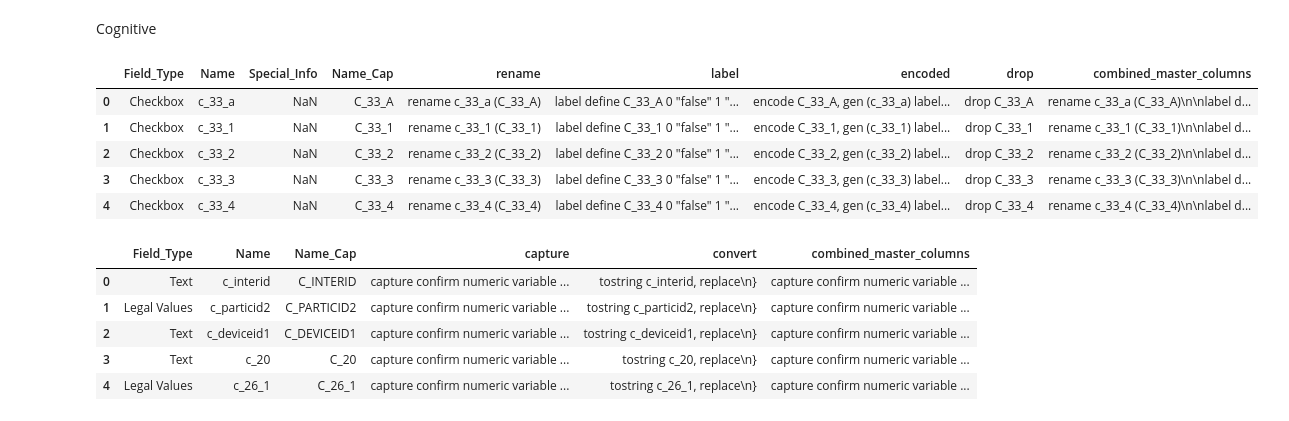
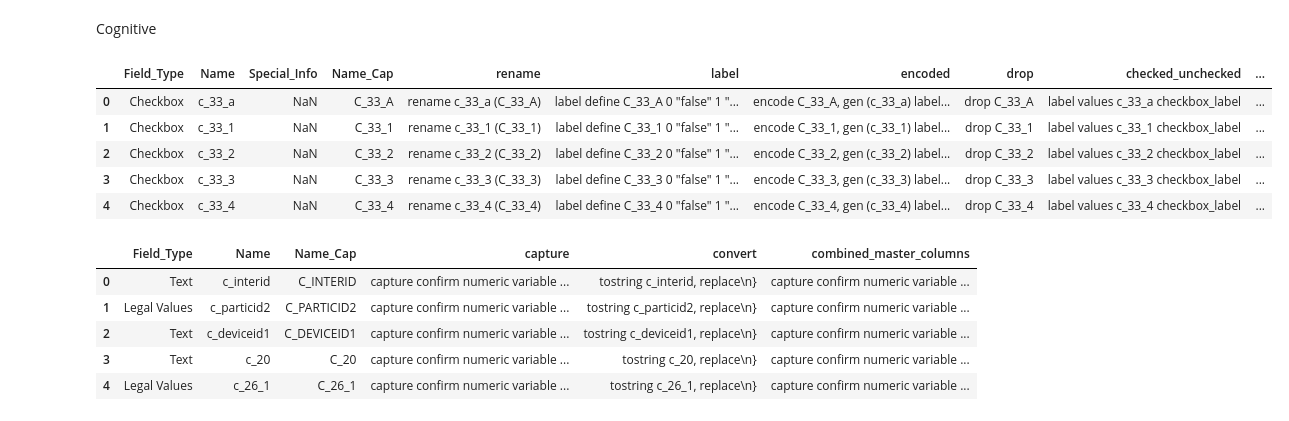
Before and after one commit to chrissoria/CADAS, a Jupyter notebook: Recode_Files/Cleaning_Stata_Variables.ipynb, the cells around one changed output. Drawn from its saved outputs; the diff is of its cells as text; code cells hidden in the pictures.

```diff
--- a/Recode_Files/Cleaning_Stata_Variables.ipynb
+++ b/Recode_Files/Cleaning_Stata_Variables.ipynb
@@ -78,8 +78,9 @@ with open(Socio_file, 'w') as f:
     for code_line in Socio['combined_master_columns']:
         f.write(f"{code_line}\n\n")
 
+#dealing with checkboxes
 Socio = (
-    pd.read_excel("CADAS_DD_V3.xlsx", engine='openpyxl', sheet_name="Sociodemographic")  # replace with your file path
+    pd.read_excel("CADAS_DD_V4.xlsx", engine='openpyxl', sheet_name="Sociodemographic")  # replace with your file path
     .loc[lambda df: (df['Field_Type'] == 'Checkbox') | (df['Field_Type'] == 'Checkbox'), ['Field_Type', 'Name', 'Special_Info']]
     .reset_index(drop=True)
 )
@@ -91,12 +92,23 @@ Socio["rename"] = Socio.apply(lambda row: f'rename {row["Name"]} ({row["Name_Cap
 Socio["label"] = Socio.apply(lambda row: f'label define {row["Name_Cap"]} 0 "false" 1 "true"', axis=1)
 Socio["encoded"] = Socio.apply(lambda row: f'encode {row["Name_Cap"]}, gen ({row["Name"]}) label ({row["Name_Cap"]})', axis=1)
 Socio["drop"] = Socio.apply(lambda row: f'drop {row["Name_Cap"]}', axis=1)
+Socio["checked_unchecked"] = Socio.apply(lambda row: f'label values {row["Name"]} checkbox_label', axis=1)
 Socio['combined_master_columns'] = Socio.apply(lambda row: f'{row["rename"]}\n\n{row["label"]}\n\n{row["encoded"]}\n\n{row["drop"]}', axis=1)
 
 Socio_file = 'Recode_Files/Socio_code_checks.txt'
 with open(Socio_file, 'w') as f:
+    # Write each code line from the "combined_master_columns" column
     for code_line in Socio['combined_master_columns']:
         f.write(f"{code_line}\n\n")
 
+Socio_file = 'Recode_Files/Socio_code_checks_renamed.txt'
+with open(Socio_file, 'w') as f:
+    # Write the additional text at the top of the file
+    f.write('label define checkbox_label 0 "unchecked" 1 "checked", replace\n\n')
+
+    # Write each code line from the "combined_master_columns" column
+    for code_line in Socio['checked_unchecked']:
+        f.write(f"{code_line}\n\n")
+
 Socio.head()
 # %% [output]
@@ -259,6 +271,7 @@ Phys["rename"] = Phys.apply(lambda row: f'rename {row["Name"]} ({row["Name_Cap"]
 Phys["label"] = Phys.apply(lambda row: f'label define {row["Name_Cap"]} 0 "False" 1 "True"', axis=1)
 Phys["encoded"] = Phys.apply(lambda row: f'encode {row["Name_Cap"]}, gen ({row["Name"]}) label ({row["Name_Cap"]})', axis=1)
 Phys["drop"] = Phys.apply(lambda row: f'drop {row["Name_Cap"]}', axis=1)
+Phys["checked_unchecked"] = Phys.apply(lambda row: f'label values {row["Name"]} checkbox_label', axis=1)
 Phys['combined_master_columns'] = Phys.apply(lambda row: f'{row["rename"]}\n\n{row["label"]}\n\n{row["encoded"]}\n\n{row["drop"]}', axis=1)
 
 Phys_file = 'Recode_Files/Phys_code_checks.txt'
@@ -266,5 +279,14 @@ with open(Phys_file, 'w') as f:
     for code_line in Phys['combined_master_columns']:
         f.write(f"{code_line}\n\n")
 
+Phys_file = 'Recode_Files/Phys_code_checks_renamed.txt'
+with open(Phys_file, 'w') as f:
+    # Write the additional text at the top of the file
+    f.write('label define checkbox_label 0 "unchecked" 1 "checked", replace\n\n')
+
+    # Write each code line from the "combined_master_columns" column
+    for code_line in Phys['checked_unchecked']:
+        f.write(f"{code_line}\n\n")
+
 Phys.head()
 # %% [output]
@@ -405,39 +421,48 @@ Cog["rename"] = Cog.apply(lambda row: f'rename {row["Name"]} ({row["Name_Cap"]})
 Cog['combined_master_columns'] = Cog.apply(lambda row: f'{row["rename"]}\n\n{row["capture"]}\n{row["convert"]}\n\n{row["new_combined_column"]}\n\n{row["encode_column"]}', axis=1)
 
 Cog_file = 'Recode_Files/Cog_code.txt'
 with open(Cog_file, 'w') as f:
     for code_line in Cog['combined_master_columns']:
         f.write(f"{code_line}\n\n")
 
 Cog = (
     pd.read_excel("CADAS_DD_V4.xlsx", engine='openpyxl', sheet_name="Cognitive")  # replace with your file path
     .loc[lambda df: (df['Field_Type'] == 'Checkbox') | (df['Field_Type'] == 'Checkbox'), ['Field_Type', 'Name', 'Special_Info']]
     .reset_index(drop=True)
 )
 
 Cog['Name_Cap'] = Cog['Name']
 Cog['Name'] = Cog['Name'].str.lower()
 
 Cog["rename"] = Cog.apply(lambda row: f'rename {row["Name"]} ({row["Name_Cap"]})', axis=1)
 Cog["label"] = Cog.apply(lambda row: f'label define {row["Name_Cap"]} 0 "false" 1 "true"', axis=1)
 Cog["encoded"] = Cog.apply(lambda row: f'encode {row["Name_Cap"]}, gen ({row["Name"]}) label ({row["Name_Cap"]})', axis=1)
 Cog["drop"] = Cog.apply(lambda row: f'drop {row["Name_Cap"]}', axis=1)
+Cog["checked_unchecked"] = Cog.apply(lambda row: f'label values {row["Name"]} checkbox_label', axis=1)
 Cog['combined_master_columns'] = Cog.apply(lambda row: f'{row["rename"]}\n\n{row["label"]}\n\n{row["encoded"]}\n\n{row["drop"]}', axis=1)
 
 Cog_file = 'Recode_Files/Cog_code_checks.txt'
 with open(Cog_file, 'w') as f:
     for code_line in Cog['combined_master_columns']:
         f.write(f"{code_line}\n\n")
 
+Cog_file = 'Recode_Files/Cog_code_checks_renamed.txt'
+with open(Cog_file, 'w') as f:
+    # Write the additional text at the top of the file
+    f.write('label define checkbox_label 0 "unchecked" 1 "checked", replace\n\n')
+
+    # Write each code line from the "combined_master_columns" column
+    for code_line in Cog['checked_unchecked']:
+        f.write(f"{code_line}\n\n")
 
 Cog.head()
 # %% [output]
-|  | Field_Type | Name | Special_Info | Name_Cap | rename | label | encoded | drop | combined_master_columns |
-| 0 | Checkbox | c_33_a | NaN | C_33_A | rename c_33_a (C_33_A) | label define C_33_A 0 "false" 1 "... | encode C_33_A, gen (c_33_a) label... | drop C_33_A | rename c_33_a (C_33_A)\n\nlabel d... |
-| 1 | Checkbox | c_33_1 | NaN | C_33_1 | rename c_33_1 (C_33_1) | label define C_33_1 0 "false" 1 "... | encode C_33_1, gen (c_33_1) label... | drop C_33_1 | rename c_33_1 (C_33_1)\n\nlabel d... |
-| 2 | Checkbox | c_33_2 | NaN | C_33_2 | rename c_33_2 (C_33_2) | label define C_33_2 0 "false" 1 "... | encode C_33_2, gen (c_33_2) label... | drop C_33_2 | rename c_33_2 (C_33_2)\n\nlabel d... |
-| 3 | Checkbox | c_33_3 | NaN | C_33_3 | rename c_33_3 (C_33_3) | label define C_33_3 0 "false" 1 "... | encode C_33_3, gen (c_33_3) label... | drop C_33_3 | rename c_33_3 (C_33_3)\n\nlabel d... |
-| 4 | Checkbox | c_33_4 | NaN | C_33_4 | rename c_33_4 (C_33_4) | label define C_33_4 0 "false" 1 "... | encode C_33_4, gen (c_33_4) label... | drop C_33_4 | rename c_33_4 (C_33_4)\n\nlabel d... |
+|  | Field_Type | Name | Special_Info | Name_Cap | rename | label | encoded | drop | checked_unchecked | ... |
+| 0 | Checkbox | c_33_a | NaN | C_33_A | rename c_33_a (C_33_A) | label define C_33_A 0 "false" 1 "... | encode C_33_A, gen (c_33_a) label... | drop C_33_A | label values c_33_a checkbox_label | ... |
+| 1 | Checkbox | c_33_1 | NaN | C_33_1 | rename c_33_1 (C_33_1) | label define C_33_1 0 "false" 1 "... | encode C_33_1, gen (c_33_1) label... | drop C_33_1 | label values c_33_1 checkbox_label | ... |
+| 2 | Checkbox | c_33_2 | NaN | C_33_2 | rename c_33_2 (C_33_2) | label define C_33_2 0 "false" 1 "... | encode C_33_2, gen (c_33_2) label... | drop C_33_2 | label values c_33_2 checkbox_label | ... |
+| 3 | Checkbox | c_33_3 | NaN | C_33_3 | rename c_33_3 (C_33_3) | label define C_33_3 0 "false" 1 "... | encode C_33_3, gen (c_33_3) label... | drop C_33_3 | label values c_33_3 checkbox_label | ... |
+| 4 | Checkbox | c_33_4 | NaN | C_33_4 | rename c_33_4 (C_33_4) | label define C_33_4 0 "false" 1 "... | encode C_33_4, gen (c_33_4) label... | drop C_33_4 | label values c_33_4 checkbox_label | ... |
 # %%
 Cog = (
     pd.read_excel("CADAS_DD_V4.xlsx", engine='openpyxl', sheet_name="Cognitive")  # replace with your file path
```
Also changed, not shown: parts of 2 cells of this notebook, 13 other files.
